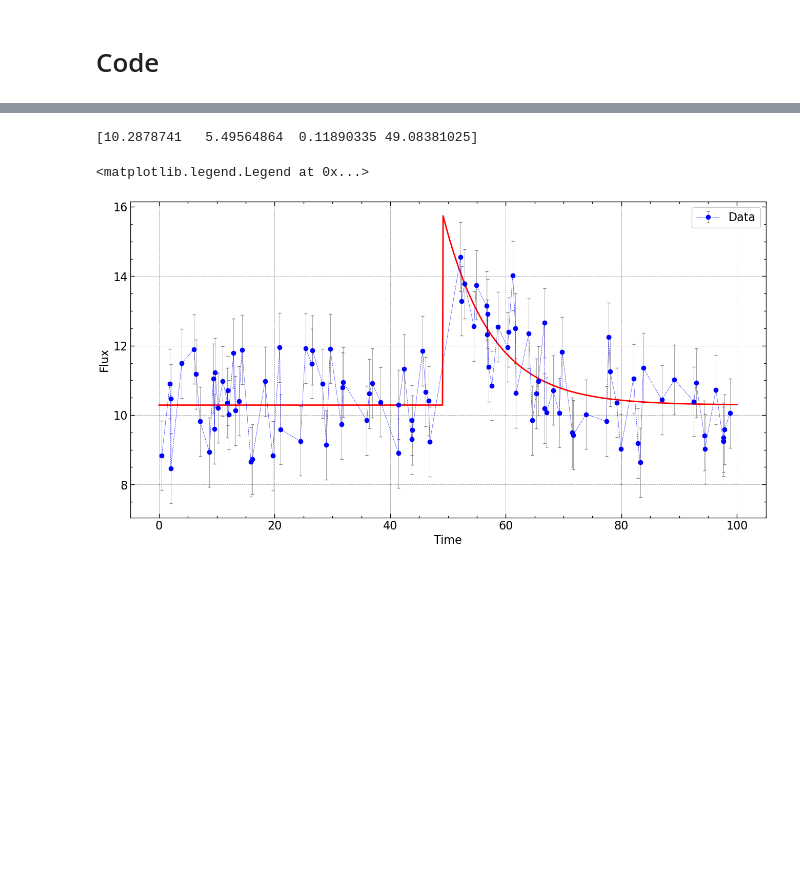
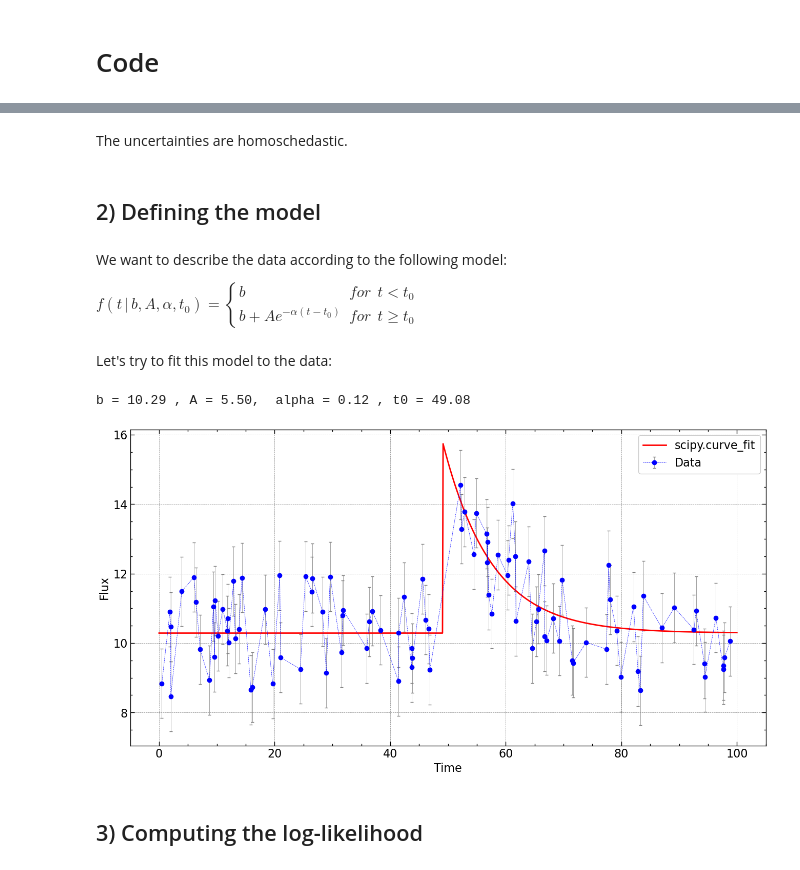
Before and after one commit to M-Bianchi/astrostatistics_bicocca_2024, a Jupyter notebook: working/W09_transient_universe.ipynb, the cells around one changed output, grey strips where cells are left out. Saved outputs shown, nothing was run; the diff lists cells and outputs as text; code cells hidden in the pictures; blank space fills up the shorter version.

```diff
--- a/working/W09_transient_universe.ipynb
+++ b/working/W09_transient_universe.ipynb
@@ -77,18 +83,33 @@ Text(0, 0.5, 'Flux')
+# %% [markdown]
+The uncertainties are homoschedastic.
+# %% [markdown]
+## 2) Defining the model
+# %% [markdown]
+We want to describe the data according to the following model:
+
+$f(t \,|\, b, A, \alpha, t_0) =
+\begin{cases}
+      b & for \:\: t < t_0 \\
+      b + Ae^{-\alpha(t-t_0)} & for \:\: t \geq t_0
+\end{cases}$
 # %%
 def model(x, b, A, alpha, t0):
     return np.piecewise(x, [x < t0, x >= t0], [lambda x: b, lambda x: b + A*np.exp(-alpha*(x-t0))])
+# %% [markdown]
+Let's try to fit this model to the data:
 # %%
 popt, pcov = curve_fit(model, data[:,0], data[:,1], sigma=data[:,2], p0=(10, 4, 0.05, 50), absolute_sigma=True)
-print(popt)
+print(f'b = {popt[0]:.2f} , A = {popt[1]:.2f},  alpha = {popt[2]:.2f} , t0 = {popt[3]:.2f}')
 
 fig = plt.figure(figsize=(16, 8))
 plt.errorbar(data[:,0], data[:,1], yerr=data[:,2], fmt='o', color='blue', ecolor='grey', capsize=2, capthick=1, ls='--', lw=0.5, label='Data')
 x_dense = np.linspace(0, 100, 1000)
-plt.plot(x_dense, model(x_dense, popt[0], popt[1], popt[2], popt[3]), color='red')
+plt.plot(x_dense, model(x_dense, popt[0], popt[1], popt[2], popt[3]), color='red', label='scipy.curve_fit')
 plt.xlabel('Time')
 plt.ylabel('Flux')
-plt.legend()
+plt.legend();
 # %% [output]
-[10.2878741   5.49564864  0.11890335 49.08381025]
+b = 10.29 , A = 5.50,  alpha = 0.12 , t0 = 49.08
-<matplotlib.legend.Legend at 0x...>
-[figure, old version]
+[figure, new version]
+# %% [markdown]
+## 3) Computing the log-likelihood
```
Also changed, not shown: parts of 30 cells of this notebook.
